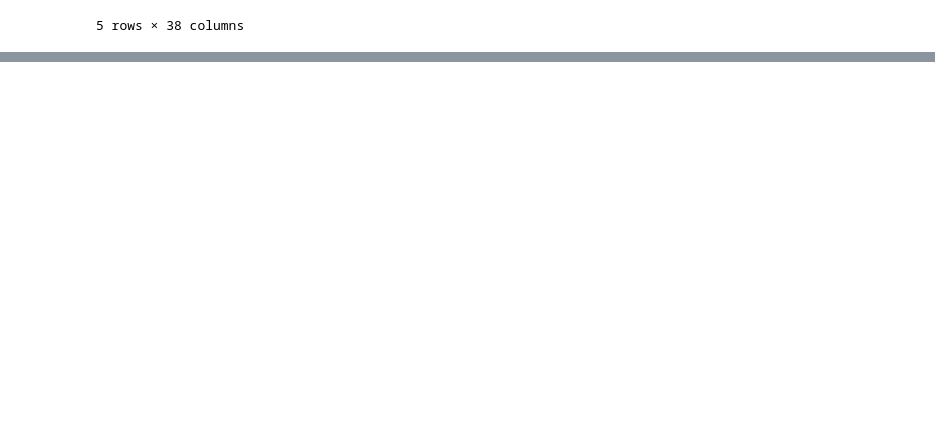
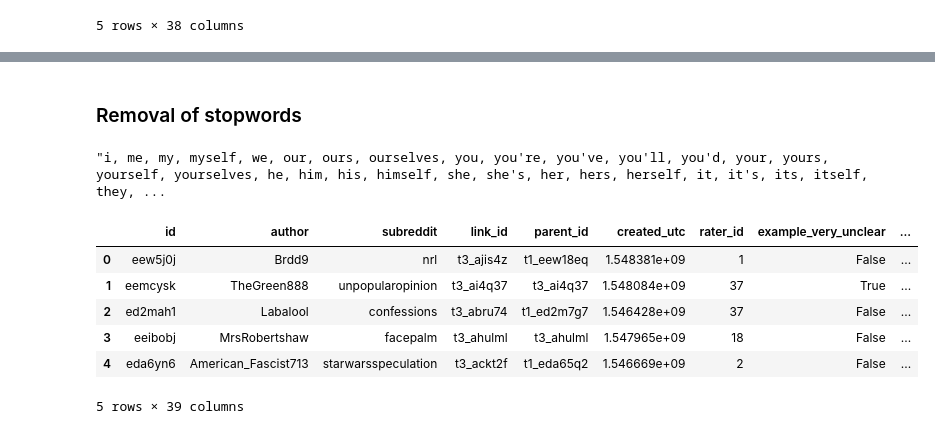
Before and after one commit to aldalgl/SCA-Multi-Label-Emotion-Classification, a Jupyter notebook: Program Code/SleepCall_DataPreprocessing.ipynb, the cells around one changed output, grey strips where cells are left out. Saved outputs shown, nothing was run; the diff lists cells and outputs as text; code cells hidden in the pictures; blank space fills up the shorter version.

```diff
--- a/Program Code/SleepCall_DataPreprocessing.ipynb
+++ b/Program Code/SleepCall_DataPreprocessing.ipynb
@@ -84,0 +87,10 @@ df_go_emotion.head()
+# %%
+df_go_emotion.drop(["text"], axis=1, inplace=True)
+
+PUNCT_TO_REMOVE = string.punctuation
+def remove_punctuation(text):
+    """custom function to remove the punctuation"""
+    return text.translate(str.maketrans('', '', PUNCT_TO_REMOVE))
+
+df_go_emotion["text_wo_punct"] = df_go_emotion["text1"].apply(lambda text: remove_punctuation(text))
+df_go_emotion.head()
@@ -84,0 +105,23 @@ df_go_emotion.head()
+# %% [markdown]
+### Removal of stopwords
+# %%
+from nltk.corpus import stopwords
+", ".join(stopwords.words('english'))
+# %% [output]
+"i, me, my, myself, we, our, ours, ourselves, you, you're, you've, you'll, you'd, your, yours, yourself, yourselves, he, him, his, himself, she, she's, her, hers, herself, it, it's, its, itself, they, ...
+# %%
+STOPWORDS = set(stopwords.words('english'))
+def remove_stopwords(text):
+    """custom function to remove the stopwords"""
+    return " ".join([word for word in str(text).split() if word not in STOPWORDS])
+
+df_go_emotion["text_wo_stop"] = df_go_emotion["text_wo_punct"].apply(lambda text: remove_stopwords(text))
+df_go_emotion.head()
+# %% [output]
+|  | id | author | subreddit | link_id | parent_id | created_utc | rater_id | example_very_unclear | ... |
+| 0 | eew5j0j | Brdd9 | nrl | t3_ajis4z | t1_eew18eq | 1.548381e+09 | 1 | False | ... |
+| 1 | eemcysk | TheGreen888 | unpopularopinion | t3_ai4q37 | t3_ai4q37 | 1.548084e+09 | 37 | True | ... |
+| 2 | ed2mah1 | Labalool | confessions | t3_abru74 | t1_ed2m7g7 | 1.546428e+09 | 37 | False | ... |
+| 3 | eeibobj | MrsRobertshaw | facepalm | t3_ahulml | t3_ahulml | 1.547965e+09 | 18 | False | ... |
+| 4 | eda6yn6 | American_Fascist713 | starwarsspeculation | t3_ackt2f | t1_eda65q2 | 1.546669e+09 | 2 | False | ... |
+5 rows × 39 columns
```
Also changed, not shown: parts of 2 cells of this notebook.
